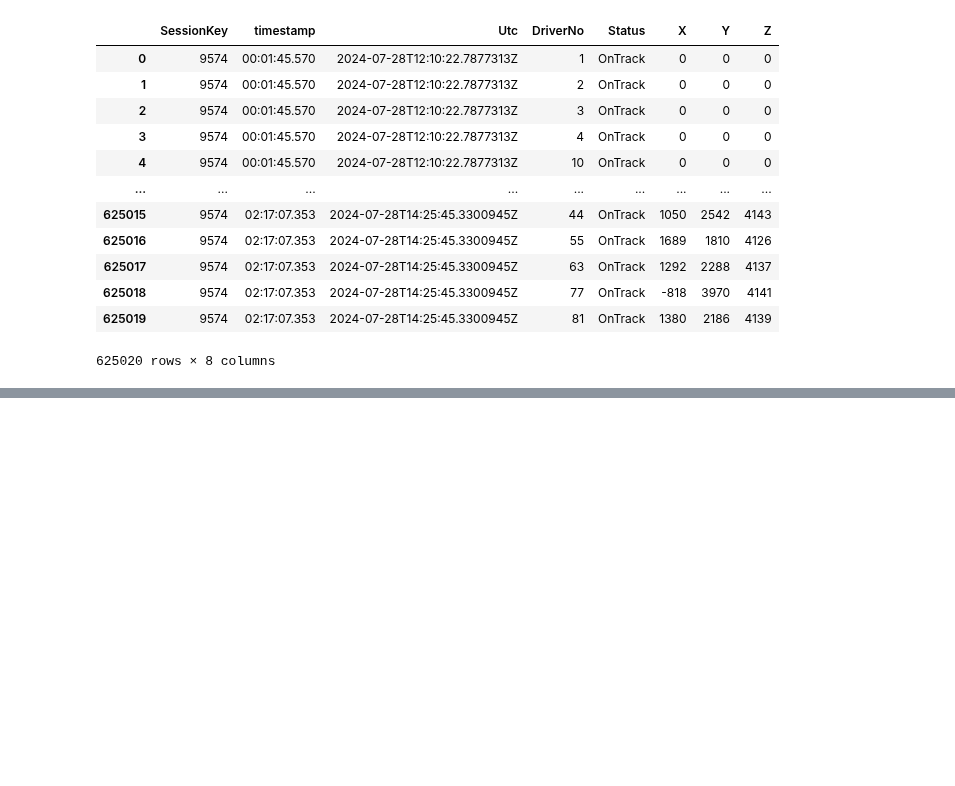
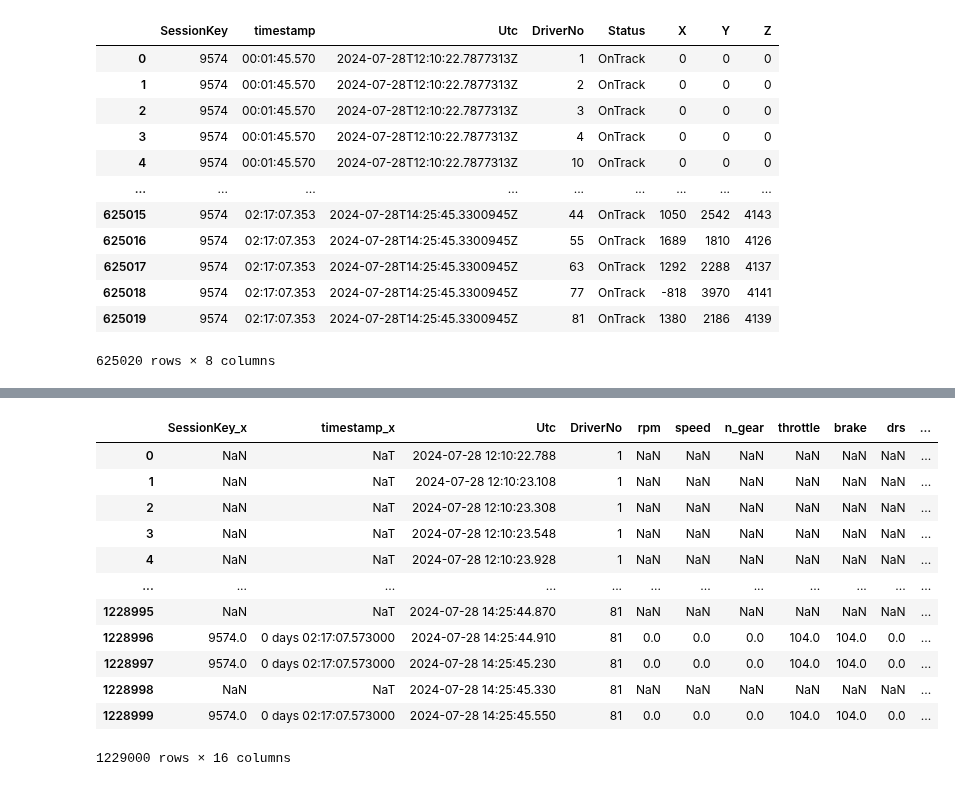
Before and after one commit to GoktugOcal/LiveF1, a Jupyter notebook: test.ipynb, the cells around one changed output, grey strips where cells are left out. Cells and saved outputs as stored; diff of their text form; code cells hidden in the pictures; blank space fills up the shorter version.

```diff
--- a/test.ipynb
+++ b/test.ipynb
@@ -495,3 +667,19 @@ df
+# %%
+df_pd2
+# %% [output]
+|  | SessionKey_x | timestamp_x | Utc | DriverNo | rpm | speed | n_gear | throttle | brake | drs | ... |
+| 0 | NaN | NaT | 2024-07-28 12:10:22.788 | 1 | NaN | NaN | NaN | NaN | NaN | NaN | ... |
+| 1 | NaN | NaT | 2024-07-28 12:10:23.108 | 1 | NaN | NaN | NaN | NaN | NaN | NaN | ... |
+| 2 | NaN | NaT | 2024-07-28 12:10:23.308 | 1 | NaN | NaN | NaN | NaN | NaN | NaN | ... |
+| 3 | NaN | NaT | 2024-07-28 12:10:23.548 | 1 | NaN | NaN | NaN | NaN | NaN | NaN | ... |
+| 4 | NaN | NaT | 2024-07-28 12:10:23.928 | 1 | NaN | NaN | NaN | NaN | NaN | NaN | ... |
+| ... | ... | ... | ... | ... | ... | ... | ... | ... | ... | ... | ... |
+| 1228995 | NaN | NaT | 2024-07-28 14:25:44.870 | 81 | NaN | NaN | NaN | NaN | NaN | NaN | ... |
+| 1228996 | 9574.0 | 0 days 02:17:07.573000 | 2024-07-28 14:25:44.910 | 81 | 0.0 | 0.0 | 0.0 | 104.0 | 104.0 | 0.0 | ... |
+| 1228997 | 9574.0 | 0 days 02:17:07.573000 | 2024-07-28 14:25:45.230 | 81 | 0.0 | 0.0 | 0.0 | 104.0 | 104.0 | 0.0 | ... |
+| 1228998 | NaN | NaT | 2024-07-28 14:25:45.330 | 81 | NaN | NaN | NaN | NaN | NaN | NaN | ... |
+| 1228999 | 9574.0 | 0 days 02:17:07.573000 | 2024-07-28 14:25:45.550 | 81 | 0.0 | 0.0 | 0.0 | 104.0 | 104.0 | 0.0 | ... |
+1229000 rows × 16 columns
 # %%
 session.laps
 # %% [output]
```
Also changed, not shown: parts of 11 cells of this notebook, 1 other file.
